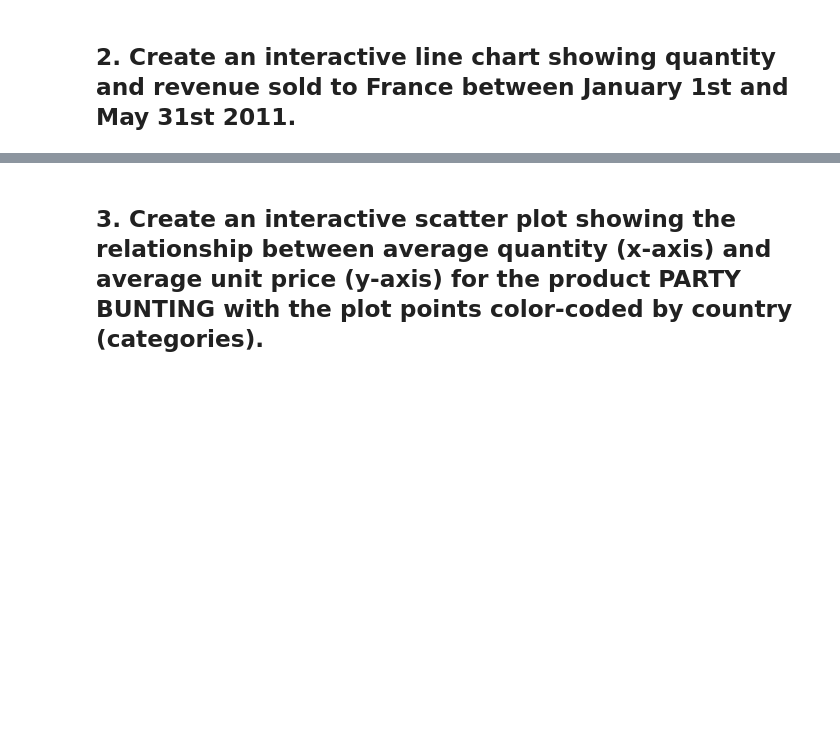
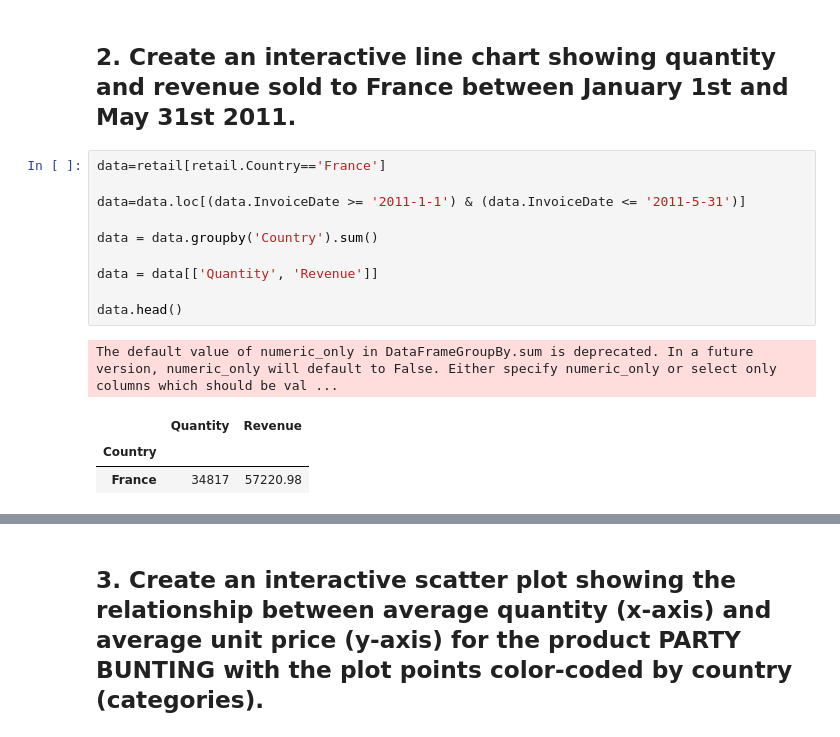
Before and after one commit to Ironhack-Data-Madrid-Octubre-2023/5.2-lab_interactive_visualization, a Jupyter notebook: your-code/main.ipynb, the cells around one changed output, grey strips where cells are left out. Cells and saved outputs as stored; diff of their text form; blank space fills up the shorter version.

```diff
--- a/your-code/main.ipynb
+++ b/your-code/main.ipynb
@@ -72,3 +72,18 @@ data.iplot(kind='bar', xTitle='Country', title='Cantidad total y beneficio')
 [interactive output not drawn]
 # %% [markdown]
 ## 2. Create an interactive line chart showing quantity and revenue sold to France between January 1st and May 31st 2011.
+# %%
+data=retail[retail.Country=='France']
+
+data=data.loc[(data.InvoiceDate >= '2011-1-1') & (data.InvoiceDate <= '2011-5-31')]
+
+data = data.groupby('Country').sum()
+
+data = data[['Quantity', 'Revenue']]
+
+data.head()
+# %% [output]
+The default value of numeric_only in DataFrameGroupBy.sum is deprecated. In a future version, numeric_only will default to False. Either specify numeric_only or select only columns which should be val ...
+|  | Quantity | Revenue |
+| Country |  |  |
+| France | 34817 | 57220.98 |
```
Also changed, not shown: parts of 2 cells of this notebook.
